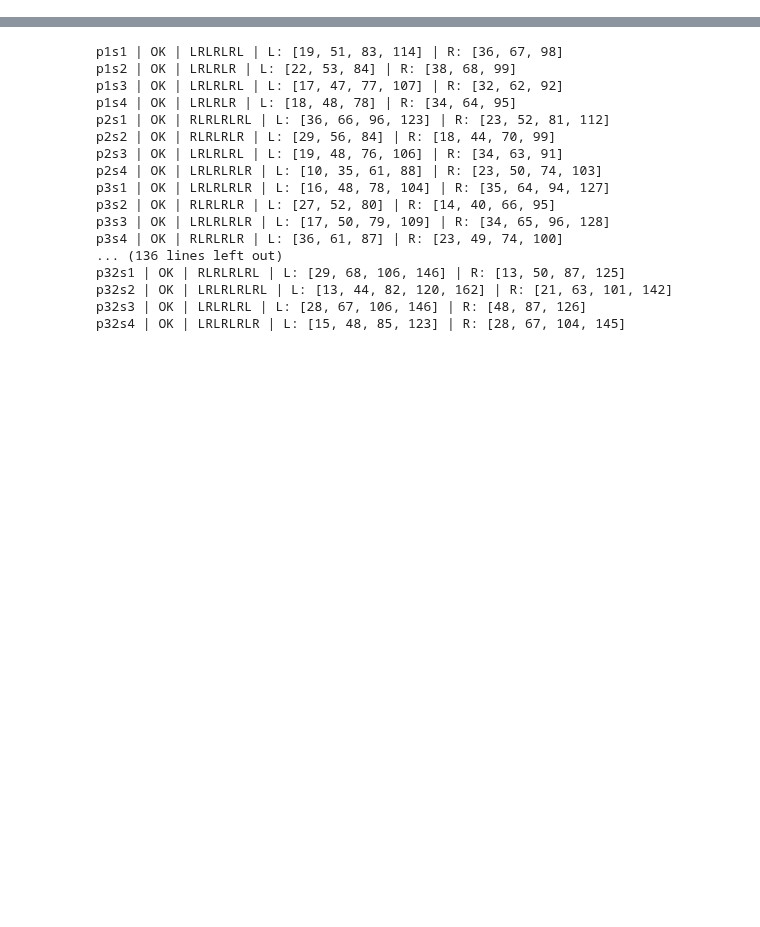
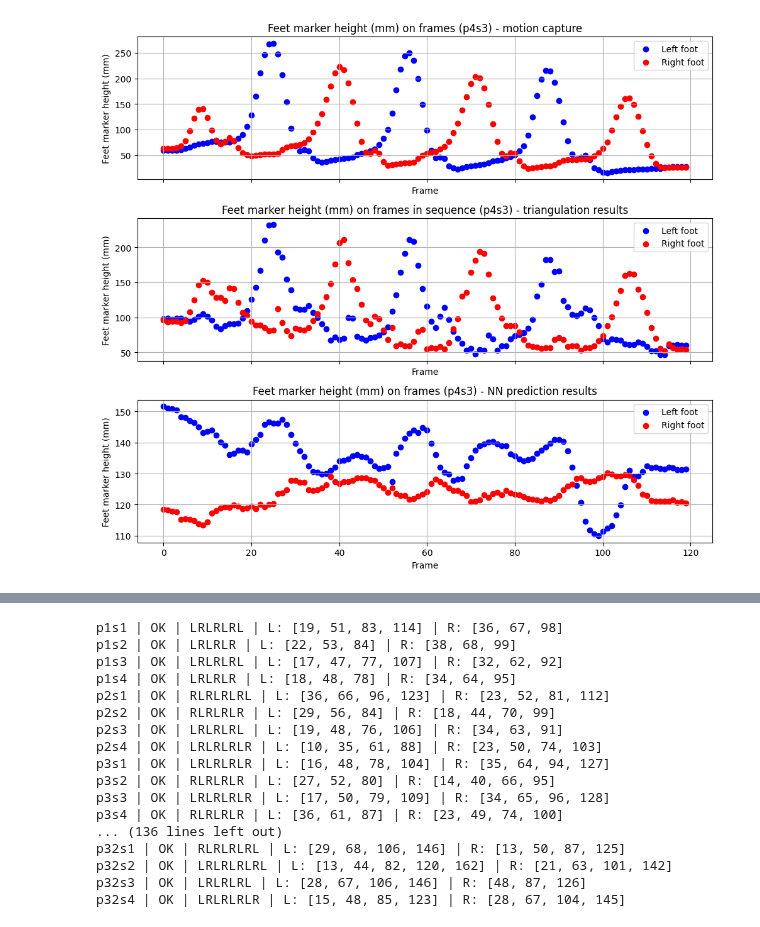
Before and after one commit to mklimek001/gait-features-identification, a Jupyter notebook: gait_analysis.ipynb, the cells around one changed output, grey strips where cells are left out. Drawn from its saved outputs; the diff is of its cells as text; code cells hidden in the pictures; blank space fills up the shorter version.

Commit message:
first comparisons in gait analysis

```diff
--- a/gait_analysis.ipynb
+++ b/gait_analysis.ipynb
@@ -75,3 +114,39 @@ plt.show()
+# %%
+fig, axes = plt.subplots(nrows=3, ncols=1, figsize=(10, 9), sharex=True)
+sample_seq = test_seq_set[5]
+selected_seq = data_3d[sample_seq]
+SCALE_FACTOR = 255
+
+lfoot_height_z = [frame['lfoot'][1]*SCALE_FACTOR for frame in selected_seq]
+rfoot_height_z = [frame['rfoot'][1]*SCALE_FACTOR for frame in selected_seq]
+frame_num = [i for i in range(len(lfoot_height_z))]
+axes[0].scatter(frame_num, lfoot_height_z, color='blue', label='Left foot')
+axes[0].scatter(frame_num, rfoot_height_z, color='red', label='Right foot')
+axes[0].set_title(f'Feet marker height (mm) on frames ({sample_seq}) - motion capture')
+
+lfoot_height_z_triang = [frame['lfoot'][2] for frame in triangulation_data[sample_seq]]
+rfoot_height_z_triang = [frame['rfoot'][2] for frame in triangulation_data[sample_seq]]
+axes[1].scatter(frame_num, lfoot_height_z_triang, color='blue', label='Left foot')
+axes[1].scatter(frame_num, rfoot_height_z_triang, color='red', label='Right foot')
+axes[1].set_title(f'Feet marker height (mm) on frames in sequence ({sample_seq}) - triangulation results')
+
+lfoot_height_z_pred = [frame['lfoot'][1] for frame in predicted[sample_seq]]
+rfoot_height_z_pred = [frame['rfoot'][1] for frame in predicted[sample_seq]]
+axes[2].scatter(frame_num, lfoot_height_z_pred, color='blue', label='Left foot')
+axes[2].scatter(frame_num, rfoot_height_z_pred, color='red', label='Right foot')
+axes[2].set_title(f'Feet marker height (mm) on frames ({sample_seq}) - NN prediction results')
+
+for i in range(3):
+    axes[i].legend()
+    axes[i].grid(True)
+    axes[i].set_xlabel('Frame')
+    axes[i].set_ylabel('Feet marker height (mm)')
+
+plt.tight_layout()
+# plt.savefig('./plots/feet_marker_height_comparison.png')
+plt.show()
+# %% [output]
+[figure, added]
 # %%
 def find_local_minima(data, window_size=5):
     local_minima_indices = []
```
Also changed, not shown: parts of 10 cells of this notebook, 1 other file.
